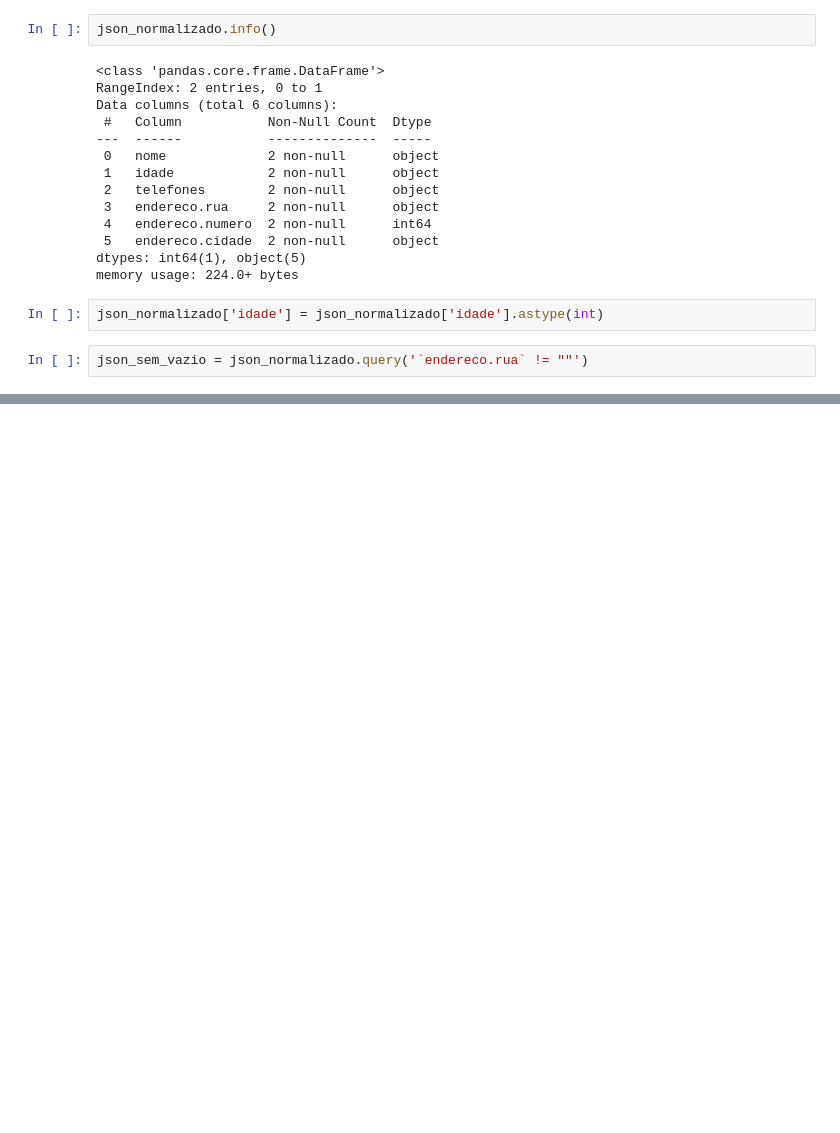
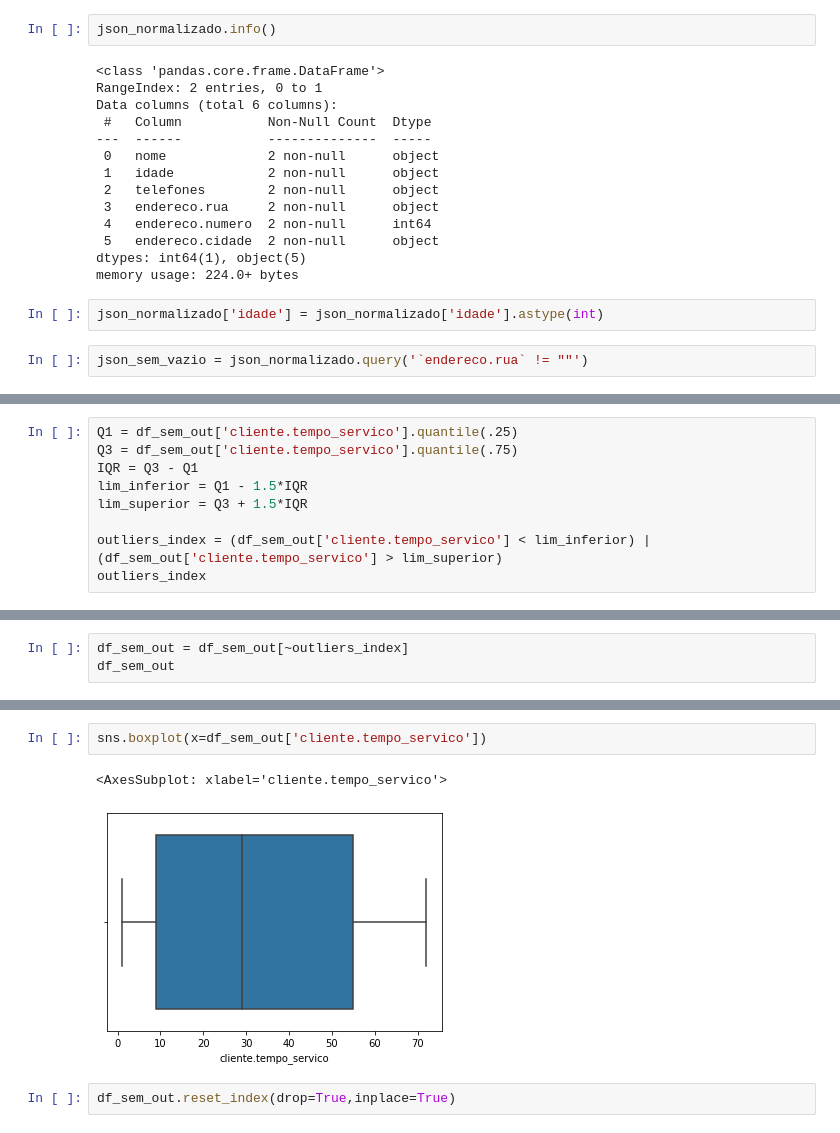
Before and after one commit to mvsampaio98/Data_Science, a Jupyter notebook: Estudo/Python_para_Data_Science/8_Pandas_Limpeza_Tramento.ipynb, the cells around one changed output, grey strips where cells are left out. Drawn from its saved outputs; the diff is of its cells as text; blank space fills up the shorter version.

```diff
--- a/Estudo/Python_para_Data_Science/8_Pandas_Limpeza_Tramento.ipynb
+++ b/Estudo/Python_para_Data_Science/8_Pandas_Limpeza_Tramento.ipynb
@@ -264,0 +748,9 @@ json_sem_vazio = json_normalizado.query('`endereco.rua` != ""')
+# %%
+Q1 = df_sem_out['cliente.tempo_servico'].quantile(.25)
+Q3 = df_sem_out['cliente.tempo_servico'].quantile(.75)
+IQR = Q3 - Q1
+lim_inferior = Q1 - 1.5*IQR
+lim_superior = Q3 + 1.5*IQR
+
+outliers_index = (df_sem_out['cliente.tempo_servico'] < lim_inferior) | (df_sem_out['cliente.tempo_servico'] > lim_superior)
+outliers_index
@@ -264,0 +779,3 @@ json_sem_vazio = json_normalizado.query('`endereco.rua` != ""')
+# %%
+df_sem_out = df_sem_out[~outliers_index]
+df_sem_out
@@ -264,0 +796,7 @@ json_sem_vazio = json_normalizado.query('`endereco.rua` != ""')
+# %%
+sns.boxplot(x=df_sem_out['cliente.tempo_servico'])
+# %% [output]
+<AxesSubplot: xlabel='cliente.tempo_servico'>
+[figure, added]
+# %%
+df_sem_out.reset_index(drop=True,inplace=True)
```
Also changed, not shown: parts of 97 cells of this notebook, 2 other files.
